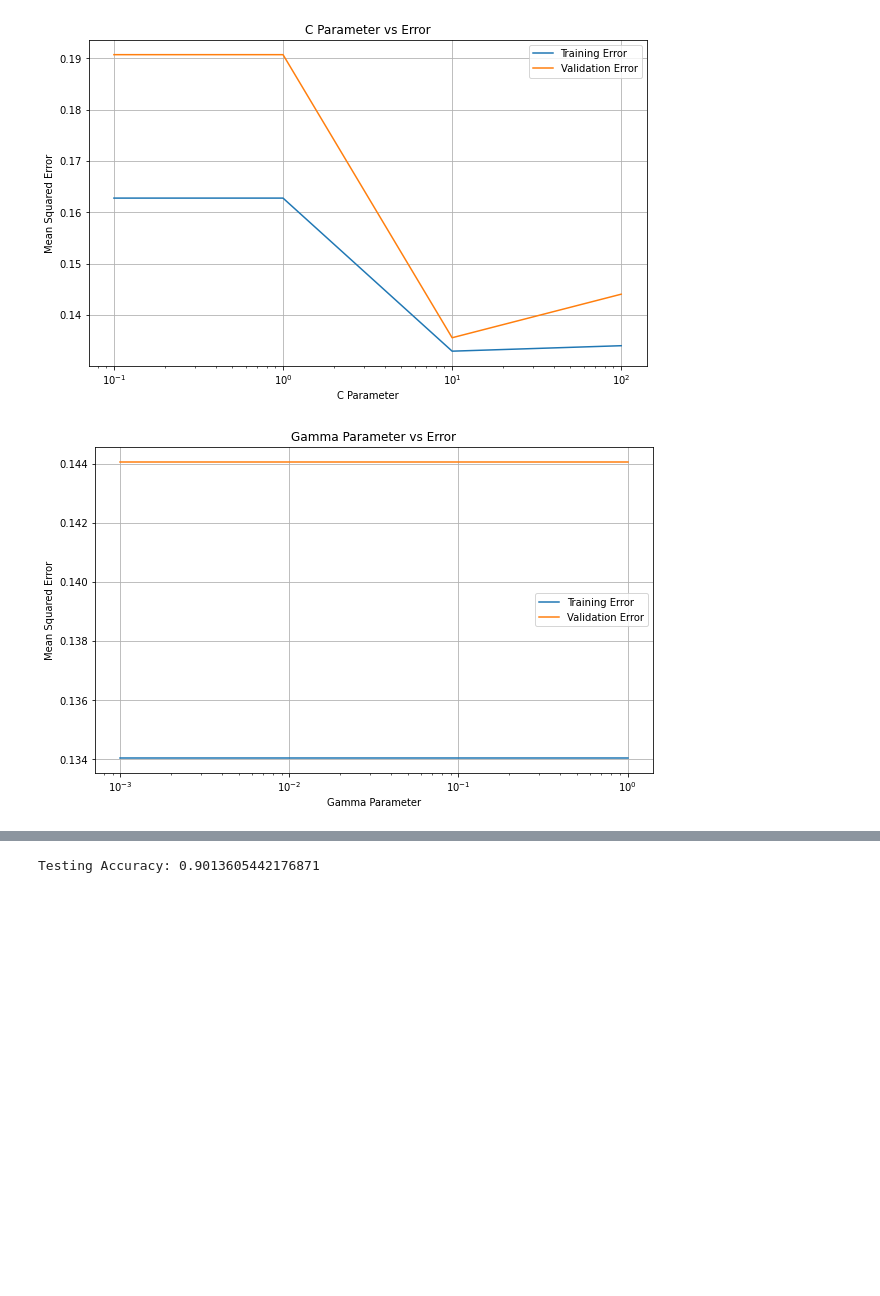
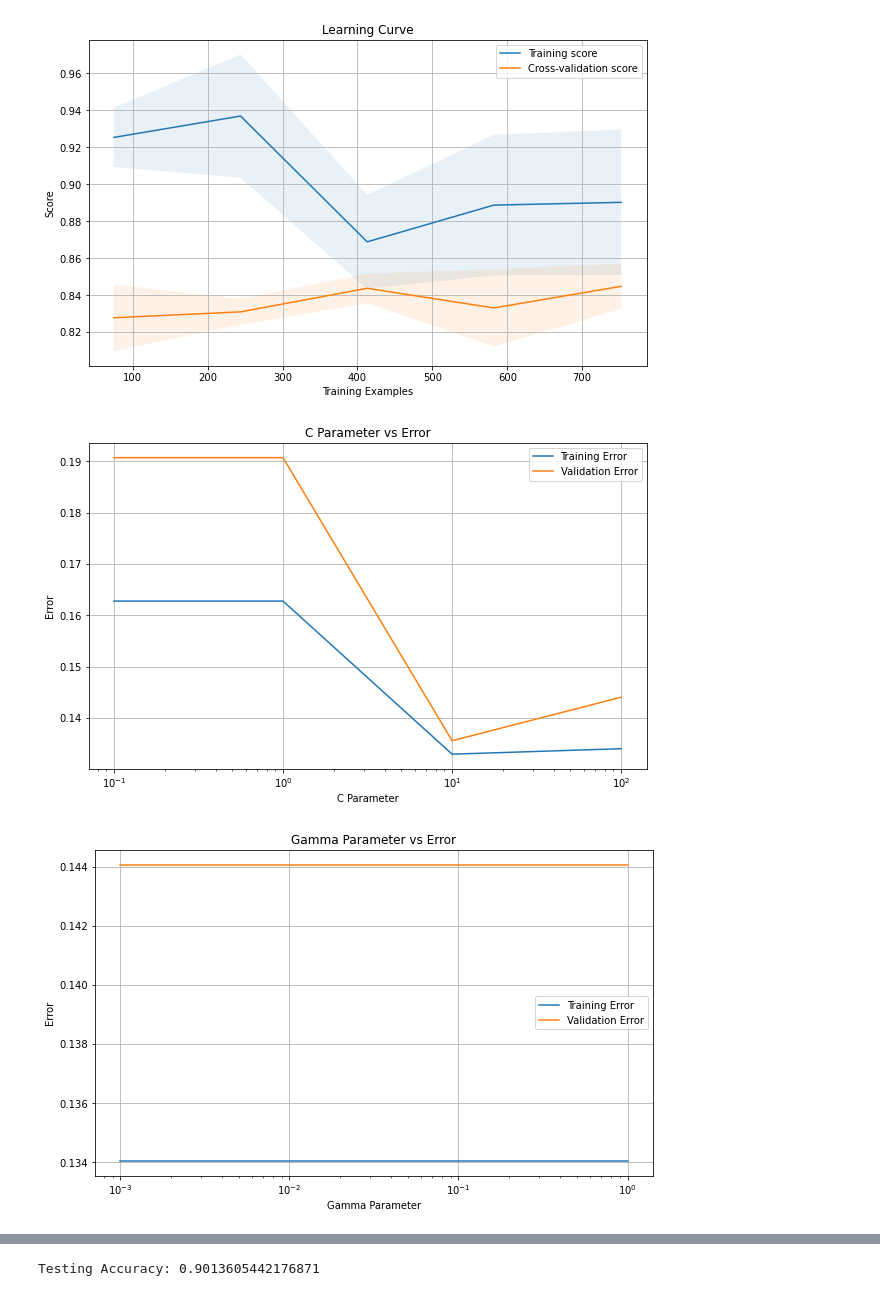
Before and after one commit to hebaashraf21/Employee_Attrition_Prediction, a Jupyter notebook: code/models/SVM.ipynb, the cells around one changed output, grey strips where cells are left out. Saved outputs shown, nothing was run; the diff lists cells and outputs as text; code cells hidden in the pictures; blank space fills up the shorter version.

Commit message:
svm: learning-curve error vs training examples

```diff
--- a/code/models/SVM.ipynb
+++ b/code/models/SVM.ipynb
@@ -53,6 +53,12 @@ x_train_smotetomek=pd.read_csv(os.path.join(current_dir, relative_path))
 relative_path = os.path.join('..','..', 'data', 'y_train_smotetomek.csv')
 y_train_smotetomek=pd.read_csv(os.path.join(current_dir, relative_path))
 # %%
+from sklearn.model_selection import GridSearchCV, learning_curve
+from sklearn.svm import SVC
+from sklearn.metrics import mean_squared_error
+import matplotlib.pyplot as plt
+import numpy as np
+
 warnings.filterwarnings("ignore")
 
 # SVM model with grid search for parameters
@@ -66,23 +72,39 @@ best_gamma = svm.best_params_['gamma']
 best_kernel = svm.best_params_['kernel']
 
 # Learning curve
-train_sizes, train_scores, test_scores = learning_curve(svm, x_train, y_train, cv=5)
+train_sizes, train_scores, val_scores = learning_curve(svm, x_train, y_train, cv=5)
+train_errors = 1 - np.mean(train_scores, axis=1)
+train_std = np.std(train_scores, axis=1)
+val_errors = 1 - np.mean(val_scores, axis=1)
+val_std = np.std(val_scores, axis=1)
 train_mean = np.mean(train_scores, axis=1)
-train_std = np.std(train_scores, axis=1)
-test_mean = np.mean(test_scores, axis=1)
-test_std = np.std(test_scores, axis=1)
+val_mean = np.mean(val_scores, axis=1)
+
+
+plt.figure(figsize=(10, 6))
+plt.plot(train_sizes, train_errors, label='Training Error')
+plt.fill_between(train_sizes, train_errors - train_std, train_errors + train_std, alpha=0.1)
+plt.plot(train_sizes, val_errors, label='Validation Error')
+plt.fill_between(train_sizes, val_errors - val_std, val_errors + val_std, alpha=0.1)
+plt.title('Learning Curve - Error')
+plt.xlabel('Training Examples')
+plt.ylabel('Error')
+plt.legend()
+plt.grid(True)
+plt.show()
 
 plt.figure(figsize=(10, 6))
 plt.plot(train_sizes, train_mean, label='Training score')
 plt.fill_between(train_sizes, train_mean - train_std, train_mean + train_std, alpha=0.1)
-plt.plot(train_sizes, test_mean, label='Cross-validation score')
-plt.fill_between(train_sizes, test_mean - test_std, test_mean + test_std, alpha=0.1)
+plt.plot(train_sizes, val_mean, label='Cross-validation score')
+plt.fill_between(train_sizes, val_mean - val_std, val_mean + val_std, alpha=0.1)
 plt.title('Learning Curve')
 plt.xlabel('Training Examples')
 plt.ylabel('Score')
 plt.legend()
 plt.grid(True)
 plt.show()
+
 
 # C parameter vs error
 C_values = [0.1, 1, 10, 100]
@@ -93,22 +115,22 @@ for C in C_values:
     svm.fit(x_train, y_train)
     y_train_pred = svm.predict(x_train)
     y_val_pred = svm.predict(x_val)
-    train_errors.append(mean_squared_error(y_train, y_train_pred))
-    test_errors.append(mean_squared_error(y_val, y_val_pred))
+    train_errors.append(1 - svm.score(x_train, y_train))  # Error is 1 - accuracy
+    test_errors.append(1 - svm.score(x_val, y_val))  # Error is 1 - accuracy
 
 plt.figure(figsize=(10, 6))
 plt.plot(C_values, train_errors, label='Training Error')
 plt.plot(C_values, test_errors, label='Validation Error')
 plt.xscale('log')
 plt.xlabel('C Parameter')
-plt.ylabel('Mean Squared Error')
+plt.ylabel('Error')
 plt.title('C Parameter vs Error')
 plt.legend()
 plt.grid(True)
 plt.show()
 
 # Gamma parameter vs error
-gamma_values = [0.001,0.01,0.1,1]
+gamma_values = [0.001, 0.01, 0.1, 1]
 train_errors = []
 test_errors = []
 for gamma in gamma_values:
@@ -116,15 +138,15 @@ for gamma in gamma_values:
     svm.fit(x_train, y_train)
     y_train_pred = svm.predict(x_train)
     y_val_pred = svm.predict(x_val)
-    train_errors.append(mean_squared_error(y_train, y_train_pred))
-    test_errors.append(mean_squared_error(y_val, y_val_pred))
+    train_errors.append(1 - svm.score(x_train, y_train))  # Error is 1 - accuracy
+    test_errors.append(1 - svm.score(x_val, y_val))  # Error is 1 - accuracy
 
 plt.figure(figsize=(10, 6))
 plt.plot(gamma_values, train_errors, label='Training Error')
 plt.plot(gamma_values, test_errors, label='Validation Error')
 plt.xscale('log')
 plt.xlabel('Gamma Parameter')
-plt.ylabel('Mean Squared Error')
+plt.ylabel('Error')
 plt.title('Gamma Parameter vs Error')
 plt.legend()
 plt.grid(True)
@@ -134,2 +156,3 @@ plt.show()
-[figure, old version]
+[figure, new version]
-[figure, old version]
+[figure, new version]
+[figure, added]
```
Also changed, not shown: parts of 3 cells of this notebook.
